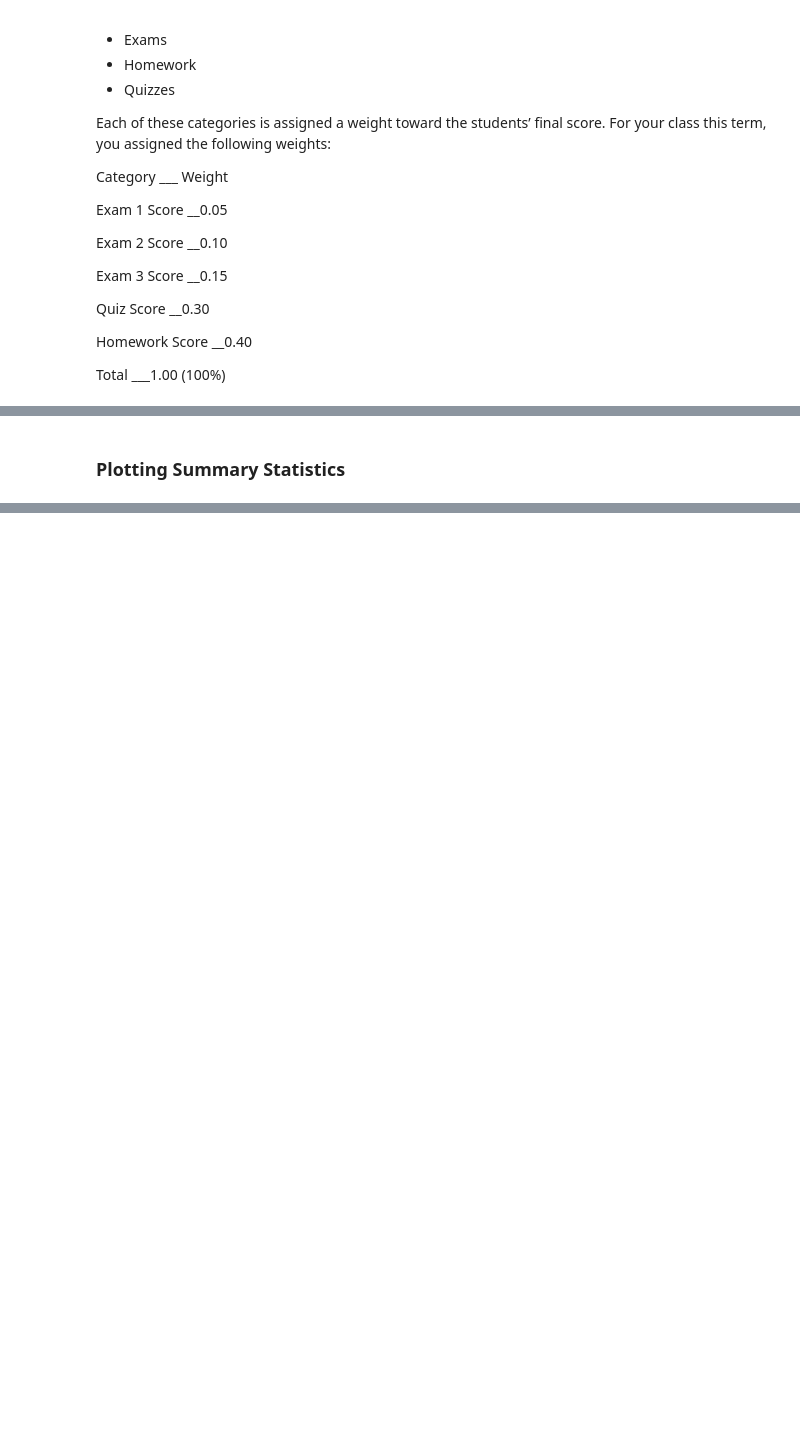
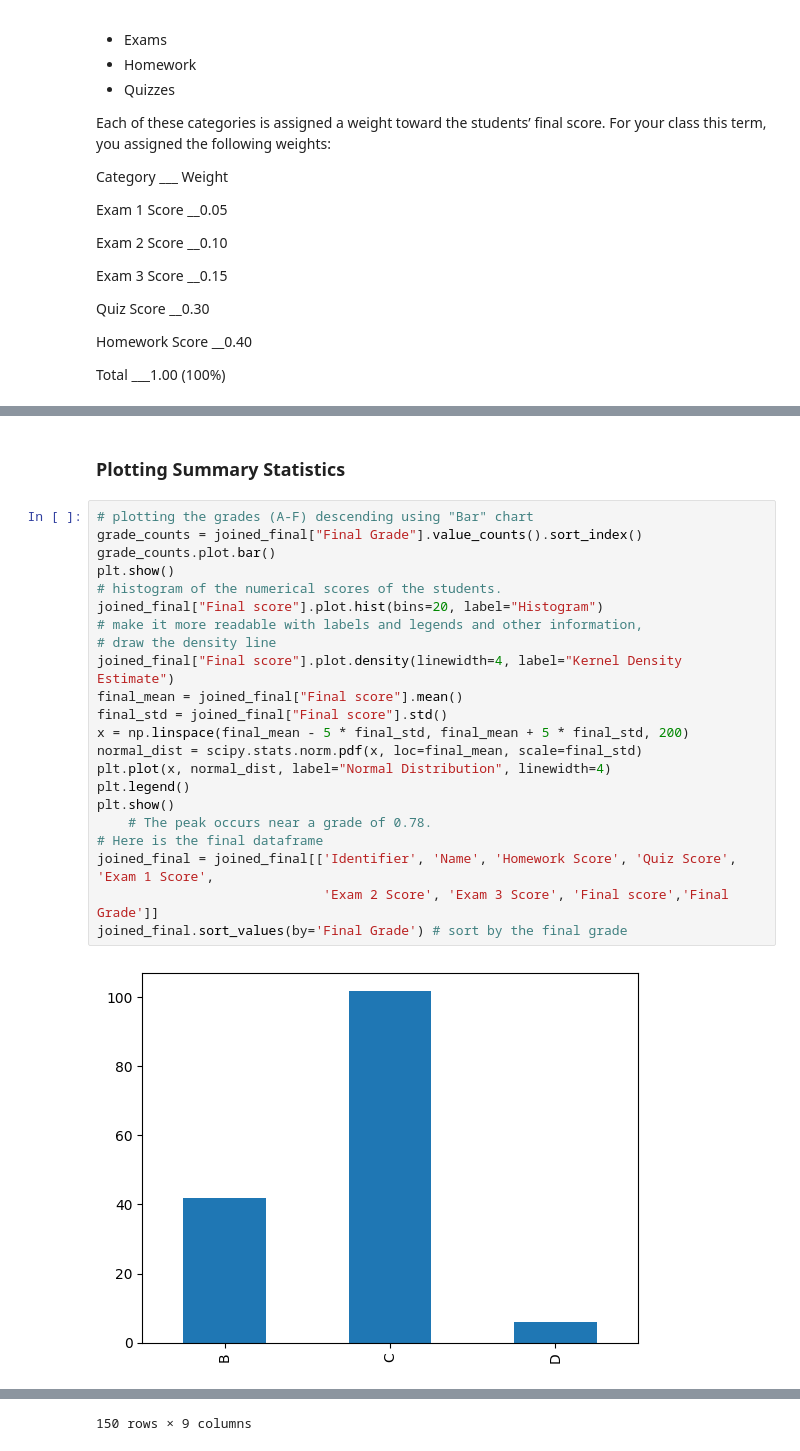
Before and after one commit to sahal1417/Gradebook-project, a Jupyter notebook: final_gradebook.ipynb, the cells around one changed output, grey strips where cells are left out. Drawn from its saved outputs; the diff is of its cells as text; blank space fills up the shorter version.

```diff
--- a/final_gradebook.ipynb
+++ b/final_gradebook.ipynb
@@ -554,5 +380,29 @@ Index(['Name', 'First Name', 'Last Name', 'Identifier', 'Homework 1',
        'Total quizzes', 'Average quizzes', 'Quiz Score', 'Final score',
        'Ceiling score', 'Final Grade'],
       dtype='object')
-# %% [markdown]
-### Plotting Summary Statistics
+# %% [markdown]
+### Plotting Summary Statistics
+# %%
+# plotting the grades (A-F) descending using "Bar" chart
+grade_counts = joined_final["Final Grade"].value_counts().sort_index()
+grade_counts.plot.bar()
+plt.show()
+# histogram of the numerical scores of the students.
+joined_final["Final score"].plot.hist(bins=20, label="Histogram")
+# make it more readable with labels and legends and other information,
+# draw the density line
+joined_final["Final score"].plot.density(linewidth=4, label="Kernel Density Estimate")
+final_mean = joined_final["Final score"].mean()
+final_std = joined_final["Final score"].std()
+x = np.linspace(final_mean - 5 * final_std, final_mean + 5 * final_std, 200)
+normal_dist = scipy.stats.norm.pdf(x, loc=final_mean, scale=final_std)
+plt.plot(x, normal_dist, label="Normal Distribution", linewidth=4)
+plt.legend()
+plt.show()
+    # The peak occurs near a grade of 0.78.
+# Here is the final dataframe
+joined_final = joined_final[['Identifier', 'Name', 'Homework Score', 'Quiz Score', 'Exam 1 Score',
+                             'Exam 2 Score', 'Exam 3 Score', 'Final score','Final Grade']]
+joined_final.sort_values(by='Final Grade') # sort by the final grade
+# %% [output]
+[figure, added]
@@ -558,0 +422 @@ Index(['Name', 'First Name', 'Last Name', 'Identifier', 'Homework 1',
+150 rows × 9 columns
```
Also changed, not shown: parts of 7 cells of this notebook, 11 other files.
